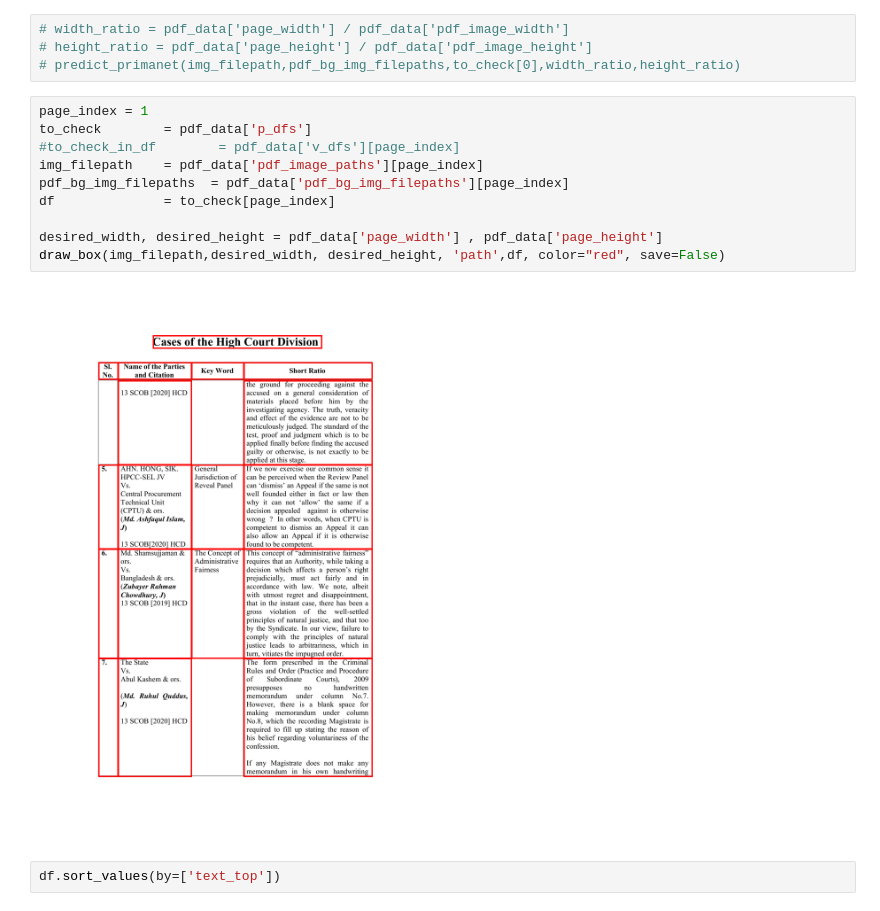
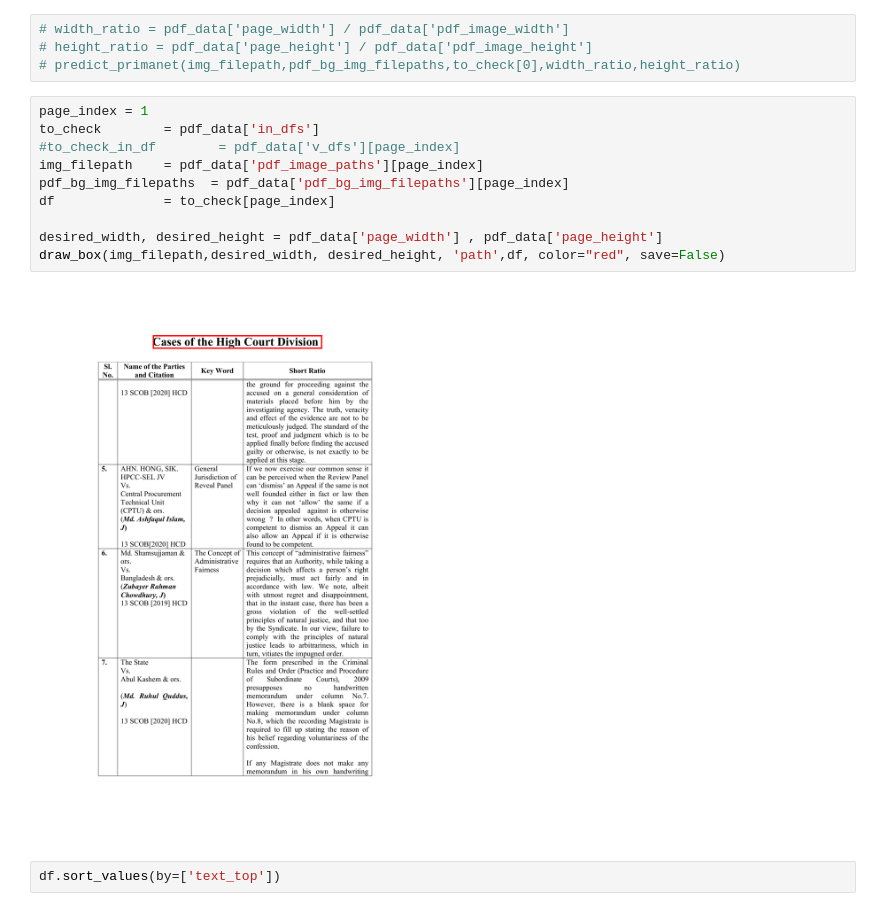
Before and after one commit to project-anuvaad/anuvaad, a Jupyter notebook: anuvaad-etl/anuvaad-extractor/block-merger/src/notebooks/visualize_bm-v2.ipynb, the cells around one changed output. Cells and saved outputs as stored; diff of their text form.

```diff
--- a/anuvaad-etl/anuvaad-extractor/block-merger/src/notebooks/visualize_bm-v2.ipynb
+++ b/anuvaad-etl/anuvaad-extractor/block-merger/src/notebooks/visualize_bm-v2.ipynb
@@ -101,16 +101,16 @@ Total number of pages (2) in file (13_SCOB_2020.xml)
 # predict_primanet(img_filepath,pdf_bg_img_filepaths,to_check[0],width_ratio,height_ratio)
 # %%
 page_index = 1
-to_check        = pdf_data['p_dfs']
+to_check        = pdf_data['in_dfs']
 #to_check_in_df        = pdf_data['v_dfs'][page_index]
 img_filepath    = pdf_data['pdf_image_paths'][page_index]
 pdf_bg_img_filepaths  = pdf_data['pdf_bg_img_filepaths'][page_index]
 df              = to_check[page_index]
 
 desired_width, desired_height = pdf_data['page_width'] , pdf_data['page_height']
 draw_box(img_filepath,desired_width, desired_height, 'path',df, color="red", save=False)
 # %% [output]
-[figure, old version]
+[figure, new version]
 # %%
 df.sort_values(by=['text_top'])
 # %% [output]
```
Also changed, not shown: 1 other file.
